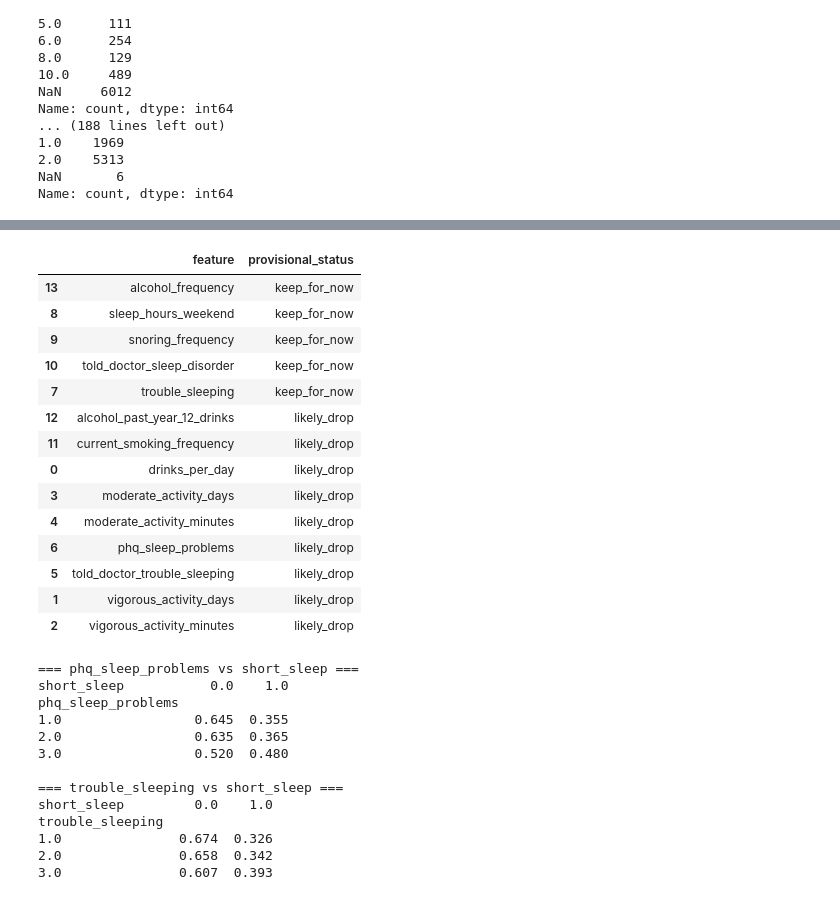
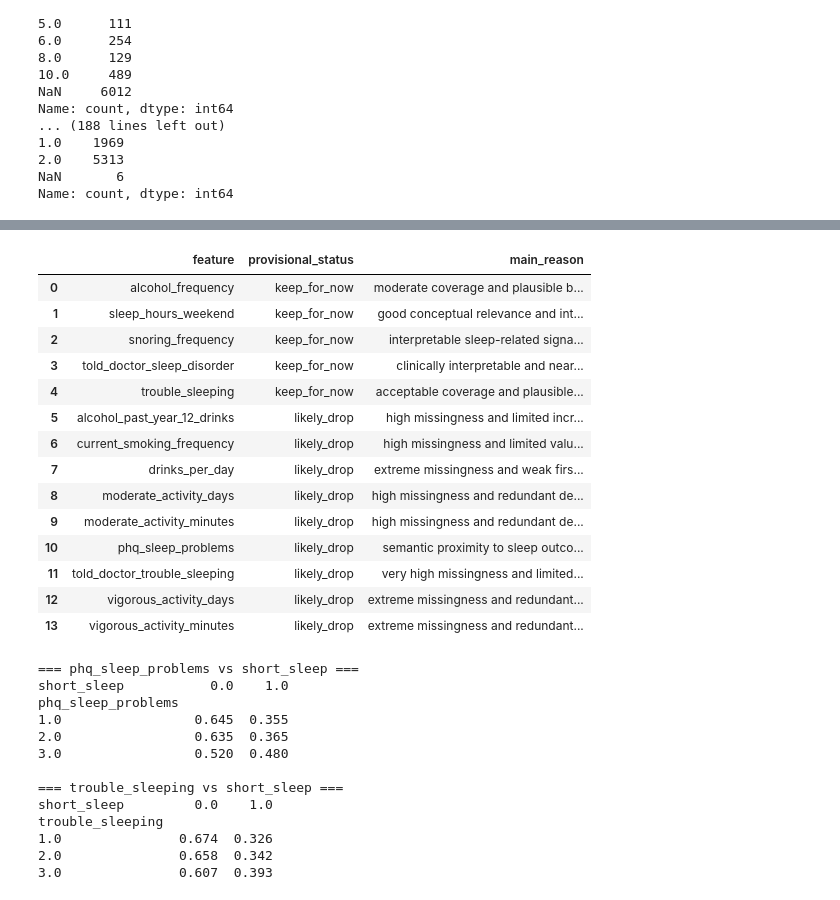
Before and after one commit to AndresAlmozara/morpheus-sleep-health-ml, a Jupyter notebook: notebooks/01_eda.ipynb, the cells around one changed output, grey strips where cells are left out. Drawn from its saved outputs; the diff is of its cells as text; code cells hidden in the pictures.

```diff
--- a/notebooks/01_eda.ipynb
+++ b/notebooks/01_eda.ipynb
@@ -456,49 +455,65 @@ provisional_feature_review = pd.DataFrame({
         "moderate_activity_minutes",
         "told_doctor_trouble_sleeping",
         "phq_sleep_problems",
         "trouble_sleeping",
         "sleep_hours_weekend",
         "snoring_frequency",
         "told_doctor_sleep_disorder",
         "current_smoking_frequency",
         "alcohol_past_year_12_drinks",
         "alcohol_frequency",
     ],
     "provisional_status": [
         "likely_drop",
         "likely_drop",
         "likely_drop",
         "likely_drop",
         "likely_drop",
         "likely_drop",
         "likely_drop",
         "keep_for_now",
         "keep_for_now",
         "keep_for_now",
         "keep_for_now",
         "likely_drop",
         "likely_drop",
         "keep_for_now",
     ],
+    "main_reason": [
+        "extreme missingness and weak first-pass usability",
+        "extreme missingness and redundant detail",
+        "extreme missingness and redundant detail",
+        "high missingness and redundant detail",
+        "high missingness and redundant detail",
+        "very high missingness and limited added value",
+        "semantic proximity to sleep outcome and weak defensibility",
+        "acceptable coverage and plausible sleep-related signal",
+        "good conceptual relevance and interpretable gradient",
+        "interpretable sleep-related signal with acceptable coverage",
+        "clinically interpretable and nearly complete",
+        "high missingness and limited value for first iteration",
+        "high missingness and limited incremental value",
+        "moderate coverage and plausible behavioral signal",
+    ],
 })
 
-provisional_feature_review.sort_values(["provisional_status", "feature"])
+provisional_feature_review.sort_values(["provisional_status", "feature"]).reset_index(drop=True)
 # %% [output]
-|  | feature | provisional_status |
-| 13 | alcohol_frequency | keep_for_now |
-| 8 | sleep_hours_weekend | keep_for_now |
-| 9 | snoring_frequency | keep_for_now |
-| 10 | told_doctor_sleep_disorder | keep_for_now |
-| 7 | trouble_sleeping | keep_for_now |
-| 12 | alcohol_past_year_12_drinks | likely_drop |
-| 11 | current_smoking_frequency | likely_drop |
-| 0 | drinks_per_day | likely_drop |
-| 3 | moderate_activity_days | likely_drop |
-| 4 | moderate_activity_minutes | likely_drop |
-| 6 | phq_sleep_problems | likely_drop |
-| 5 | told_doctor_trouble_sleeping | likely_drop |
-| 1 | vigorous_activity_days | likely_drop |
-| 2 | vigorous_activity_minutes | likely_drop |
+|  | feature | provisional_status | main_reason |
+| 0 | alcohol_frequency | keep_for_now | moderate coverage and plausible b... |
+| 1 | sleep_hours_weekend | keep_for_now | good conceptual relevance and int... |
+| 2 | snoring_frequency | keep_for_now | interpretable sleep-related signa... |
+| 3 | told_doctor_sleep_disorder | keep_for_now | clinically interpretable and near... |
+| 4 | trouble_sleeping | keep_for_now | acceptable coverage and plausible... |
+| 5 | alcohol_past_year_12_drinks | likely_drop | high missingness and limited incr... |
+| 6 | current_smoking_frequency | likely_drop | high missingness and limited valu... |
+| 7 | drinks_per_day | likely_drop | extreme missingness and weak firs... |
+| 8 | moderate_activity_days | likely_drop | high missingness and redundant de... |
+| 9 | moderate_activity_minutes | likely_drop | high missingness and redundant de... |
+| 10 | phq_sleep_problems | likely_drop | semantic proximity to sleep outco... |
+| 11 | told_doctor_trouble_sleeping | likely_drop | very high missingness and limited... |
+| 12 | vigorous_activity_days | likely_drop | extreme missingness and redundant... |
+| 13 | vigorous_activity_minutes | likely_drop | extreme missingness and redundant... |
 # %%
 for col in ["phq_sleep_problems", "trouble_sleeping"]:
     print(f"\n=== {col} vs short_sleep ===")
```
Also changed, not shown: parts of 14 cells of this notebook, 7 other files.
